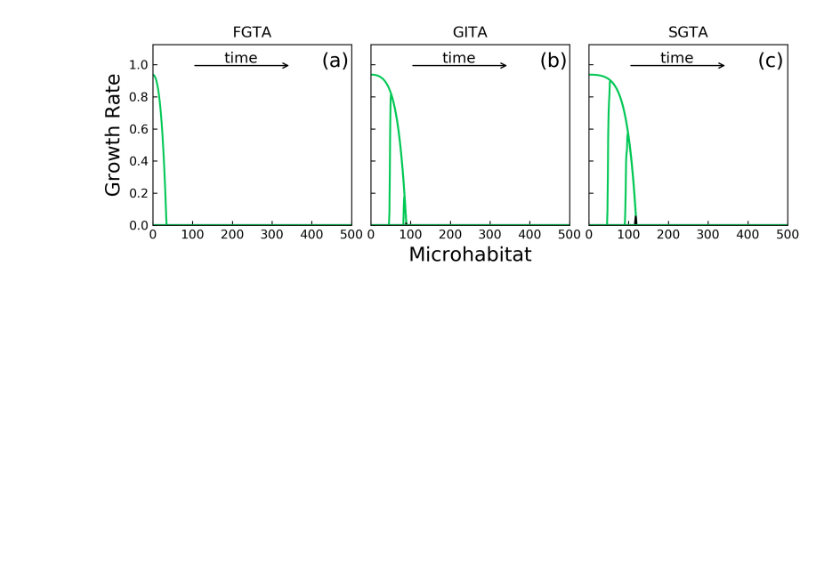
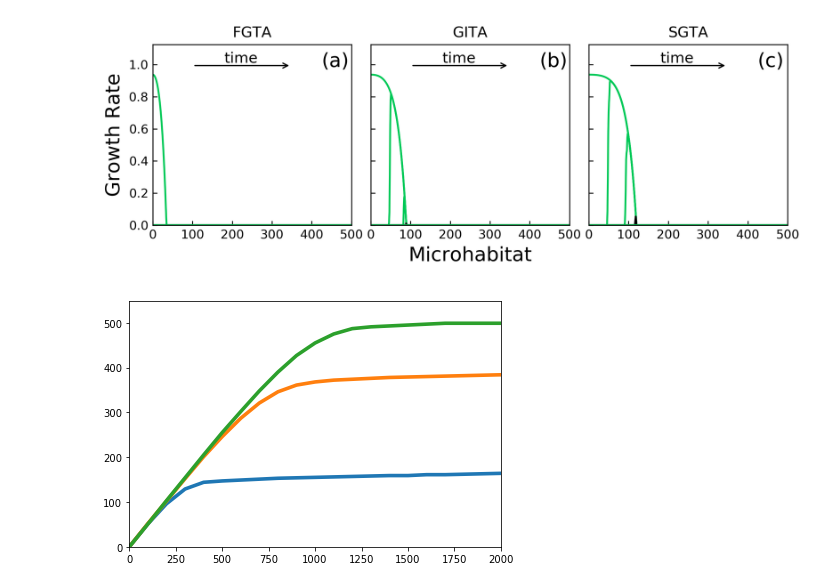
Before and after one commit to patricksinclair/Paper-Nutrients, a Jupyter notebook: MasterPlotter.ipynb, the cells around one changed output. Saved outputs shown, nothing was run; the diff lists cells and outputs as text; code cells hidden in the pictures; blank space fills up the shorter version.

```diff
--- a/MasterPlotter.ipynb
+++ b/MasterPlotter.ipynb
@@ -252,3 +294,43 @@ plotThreeDistributionsSideBySide(FGTA_simple_alpha_002_gRate, GITA_simple_alpha_
 [figure]
 [figure]
 [figure]
+# %%
+def plotWavefrontPositionsVsT(data1, data2, data3):
+
+    popThreshold = 20.
+    t = [i for i in np.linspace(0., 2000., 21)]
+    data1_wavefronts = []
+    data2_wavefronts = []
+    data3_wavefronts = []
+
+    #here we iterate over the input data and get the max indices of the data where the population
+    #is above a certain threshold. this gives us the wavefron position over time
+    for i in range(1, len(data1)):
+        data1_wavefronts.append(max((x, y) for x, y in enumerate(data1[i]) if y > popThreshold)[0])
+        data2_wavefronts.append(max((x, y) for x, y in enumerate(data2[i]) if y > popThreshold)[0])
+        data3_wavefronts.append(max((x, y) for x, y in enumerate(data3[i]) if y > popThreshold)[0])
+
+
+    maxYVal = max(max(data1_wavefronts), max(data2_wavefronts), max(data3_wavefronts))
+
+
+    lineWidth = 3.6
+    #fig, axarr = plt.subplots(1, 3, sharey=True, figsize=(8,3), dpi=300)
+    #axarr[0].plot(t, data1_wavefronts)
+    #axarr[1].plot(t, data2_wavefronts)
+    #axarr[2].plot(t, data3_wavefronts)
+    #lets do them all in one plot, can change later if needs be
+
+    plt.plot(t, data1_wavefronts, linewidth=lineWidth)
+    plt.plot(t, data2_wavefronts, linewidth=lineWidth)
+    plt.plot(t, data3_wavefronts, linewidth=lineWidth)
+
+    plt.xlim(0, 2000)
+    plt.ylim(0, 1.1*maxYVal)
+
+    plt.tight_layout()
+    plt.show()
+# %%
+plotWavefrontPositionsVsT(FGTA_simple_alpha_specificAlpha_spatial, GITA_simple_alpha_specificAlpha_spatial, SGTA_simple_alpha_specificAlpha_spatial)
+# %% [output]
+[figure, added]
```
Also changed, not shown: parts of 3 cells of this notebook, 17 other files.
